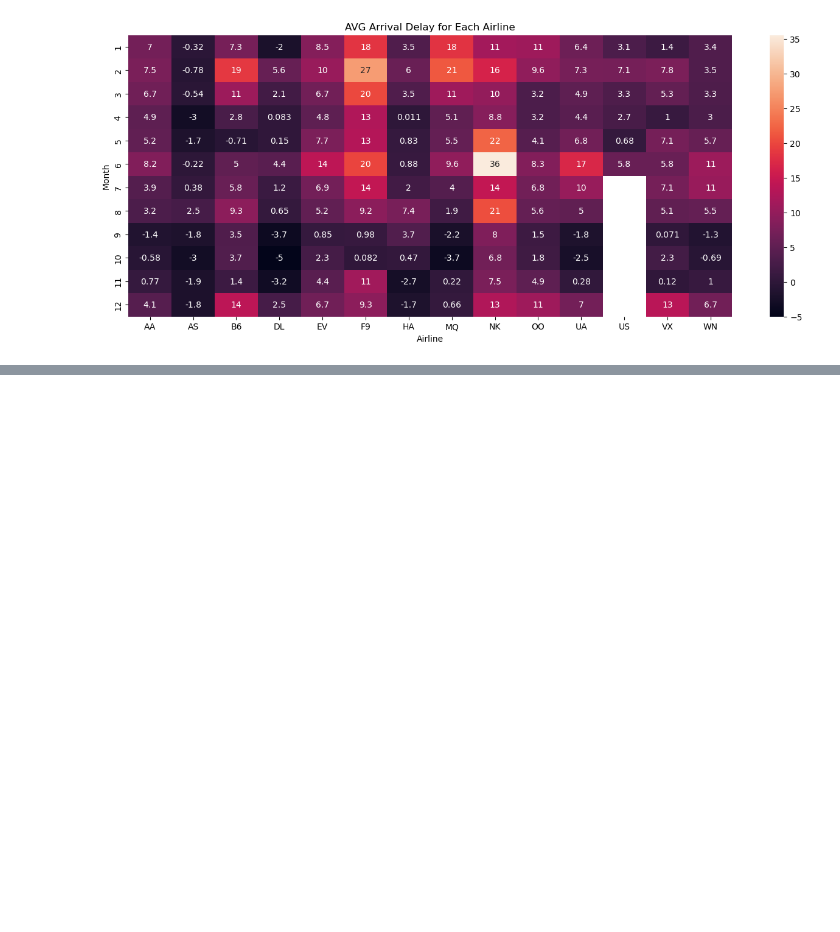
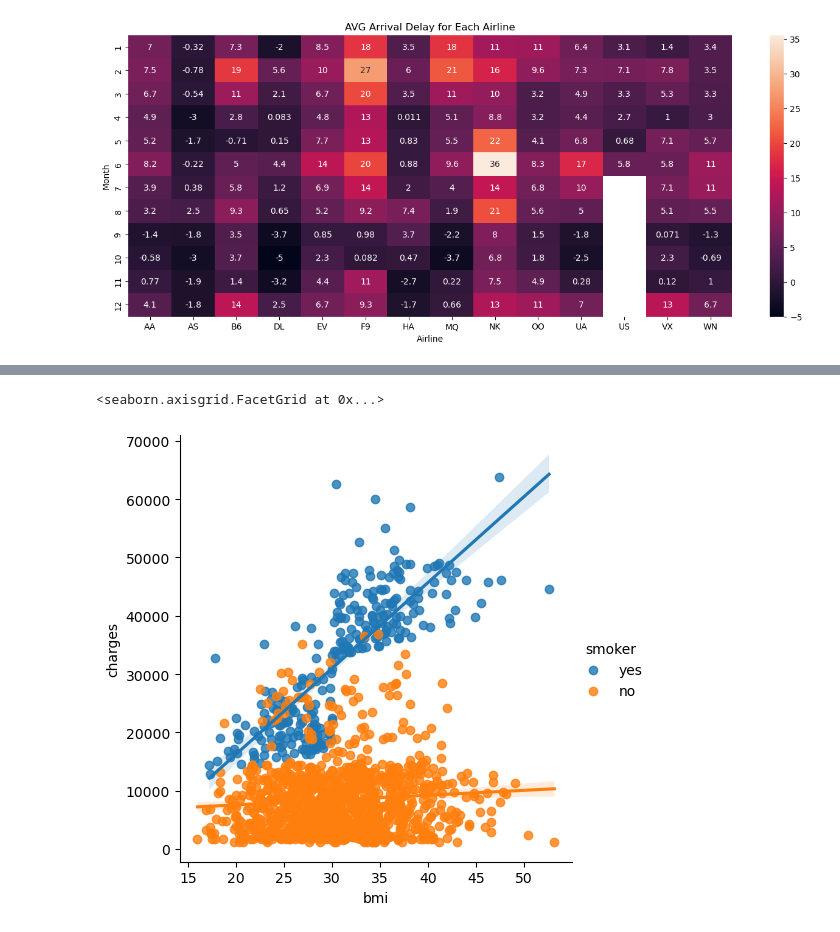
Before and after one commit to CS4580/my-notes-TJEgbert, a Jupyter notebook: module6/notes.ipynb, the cells around one changed output, grey strips where cells are left out. Cells and saved outputs as stored; diff of their text form; code cells hidden in the pictures; blank space fills up the shorter version.

```diff
--- a/module6/notes.ipynb
+++ b/module6/notes.ipynb
@@ -184,0 +242,7 @@ Text(0.5, 36.72222222222221, 'Airline')
+# %%
+# Add two regression lines
+# When using lmplot for more three of more, only use the column name
+sns.lmplot(data=insurance_df,x= 'bmi', y='charges', hue='smoker')
+# %% [output]
+<seaborn.axisgrid.FacetGrid at 0x...>
+[figure, added]
```
Also changed, not shown: parts of 10 cells of this notebook, 1 other file.
